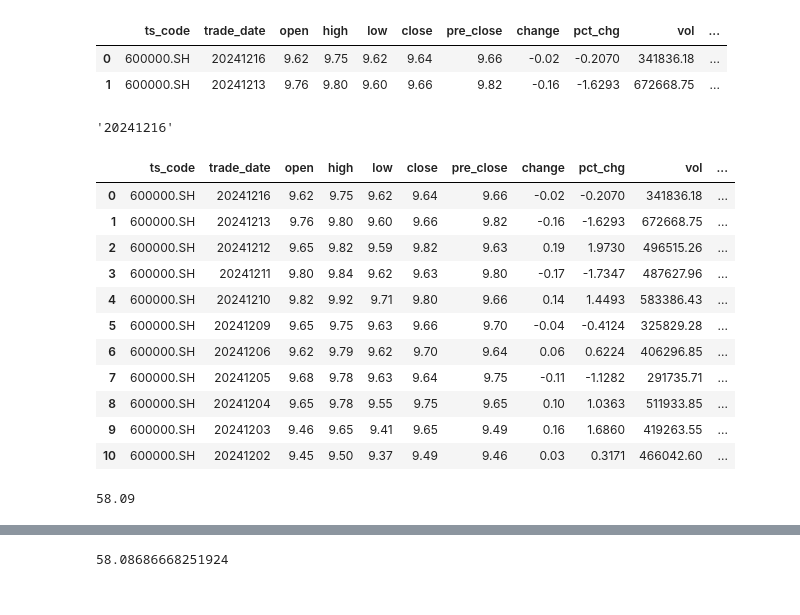
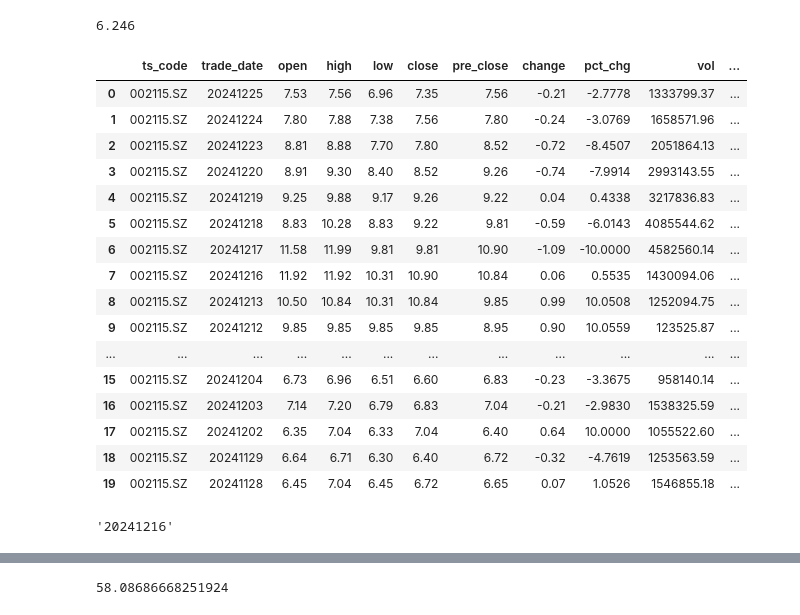
Before and after one commit to whgloveucq/jupyterfiles, a Jupyter notebook: OApractice/stock_study2023.ipynb, the cells around one changed output, grey strips where cells are left out. Drawn from its saved outputs; the diff is of its cells as text; code cells hidden in the pictures.

```diff
--- a/OApractice/stock_study2023.ipynb
+++ b/OApractice/stock_study2023.ipynb
@@ -111,3 +111,19 @@ def get_rsi(ts_code,start_date,end_date):
     arr_rounded = np.round(arr, decimals=2)
     RSI_VALUE=arr_rounded
     return RSI_VALUE
+
+##N天前或N天后的日期，PRE,AFT ，即相对强弱指标（Relative Strength Index）
+#优化成，这个日期必须是交易日。
+def get_N_date(DATE_SUBMIT,N,DIREC):
+    data={'date':[DATE_SUBMIT]}
+    df = pd.DataFrame(data)
+    df['date'] = pd.to_datetime(df['date'])
+    if DIREC=='PRE':
+        df['N_days_ago'] = df['date'] - pd.Timedelta(days=N)
+        day_want = df['N_days_ago'].dt.strftime("%Y%m%d").iloc[0]
+    if DIREC=='AFT':
+        df['N_days_after'] = df['date'] + pd.Timedelta(days=N)
+        day_want=df['N_days_after'].dt.strftime("%Y%m%d").iloc[0]
+    return day_want
+##获取均线
+# def get_avg_vlue(DATE_SUBMIT,N):
@@ -120,2 +153,2 @@ get_rsi('002115.SZ','20241204','20241224')
 # %%
-df_test1=stock_daily('002115.SZ','20241201','20241216')
+df_test1=stock_daily('002115.SZ','20241101','20241225')
@@ -128,4 +155,2 @@ df_test1['ts_code'].iloc[0]
-# %%
-df_test1['RSI']=df_test1.apply(lambda x:get_rsi('600000.SH','20241101','20241201'),axis=1)
 # %%
-df_test1['RSI']=df_test1.apply(lambda x:get_rsi(x[0,0],'20241101',),axis=1)
+df_test1['RSI']=df_test1.apply(lambda x:get_rsi(x['ts_code'],get_N_date(x['trade_date'],14,'PRE'),x['trade_date']),axis=1)
@@ -140,9 +177,29 @@ TypeError: get_rsi() takes 3 positional arguments but 4 were given
+# %%
+trdate
+date_obj=pd.to_date_time(date_str)
+df_test1.query("trade_date<='20241225' and trade_date>='20241220'")['close'].sum()/5
+# %% [output]
+6.246
 # %%
-df_test1.head(2)
+df_test1.head(20)
 # %% [output]
 |  | ts_code | trade_date | open | high | low | close | pre_close | change | pct_chg | vol | ... |
-| 0 | 600000.SH | 20241216 | 9.62 | 9.75 | 9.62 | 9.64 | 9.66 | -0.02 | -0.2070 | 341836.18 | ... |
-| 1 | 600000.SH | 20241213 | 9.76 | 9.80 | 9.60 | 9.66 | 9.82 | -0.16 | -1.6293 | 672668.75 | ... |
+| 0 | 002115.SZ | 20241225 | 7.53 | 7.56 | 6.96 | 7.35 | 7.56 | -0.21 | -2.7778 | 1333799.37 | ... |
+| 1 | 002115.SZ | 20241224 | 7.80 | 7.88 | 7.38 | 7.56 | 7.80 | -0.24 | -3.0769 | 1658571.96 | ... |
+| 2 | 002115.SZ | 20241223 | 8.81 | 8.88 | 7.70 | 7.80 | 8.52 | -0.72 | -8.4507 | 2051864.13 | ... |
+| 3 | 002115.SZ | 20241220 | 8.91 | 9.30 | 8.40 | 8.52 | 9.26 | -0.74 | -7.9914 | 2993143.55 | ... |
+| 4 | 002115.SZ | 20241219 | 9.25 | 9.88 | 9.17 | 9.26 | 9.22 | 0.04 | 0.4338 | 3217836.83 | ... |
+| 5 | 002115.SZ | 20241218 | 8.83 | 10.28 | 8.83 | 9.22 | 9.81 | -0.59 | -6.0143 | 4085544.62 | ... |
+| 6 | 002115.SZ | 20241217 | 11.58 | 11.99 | 9.81 | 9.81 | 10.90 | -1.09 | -10.0000 | 4582560.14 | ... |
+| 7 | 002115.SZ | 20241216 | 11.92 | 11.92 | 10.31 | 10.90 | 10.84 | 0.06 | 0.5535 | 1430094.06 | ... |
+| 8 | 002115.SZ | 20241213 | 10.50 | 10.84 | 10.31 | 10.84 | 9.85 | 0.99 | 10.0508 | 1252094.75 | ... |
+| 9 | 002115.SZ | 20241212 | 9.85 | 9.85 | 9.85 | 9.85 | 8.95 | 0.90 | 10.0559 | 123525.87 | ... |
+| ... | ... | ... | ... | ... | ... | ... | ... | ... | ... | ... | ... |
+| 15 | 002115.SZ | 20241204 | 6.73 | 6.96 | 6.51 | 6.60 | 6.83 | -0.23 | -3.3675 | 958140.14 | ... |
+| 16 | 002115.SZ | 20241203 | 7.14 | 7.20 | 6.79 | 6.83 | 7.04 | -0.21 | -2.9830 | 1538325.59 | ... |
+| 17 | 002115.SZ | 20241202 | 6.35 | 7.04 | 6.33 | 7.04 | 6.40 | 0.64 | 10.0000 | 1055522.60 | ... |
+| 18 | 002115.SZ | 20241129 | 6.64 | 6.71 | 6.30 | 6.40 | 6.72 | -0.32 | -4.7619 | 1253563.59 | ... |
+| 19 | 002115.SZ | 20241128 | 6.45 | 7.04 | 6.45 | 6.72 | 6.65 | 0.07 | 1.0526 | 1546855.18 | ... |
 # %%
 df_test1['trade_date'].max()
 # %% [output]
@@ -152,15 +206,0 @@ df_test1['RSI']=get_rsi('600000.SH','20241201','20241216')
-# %%
-df_test1
-# %% [output]
-|  | ts_code | trade_date | open | high | low | close | pre_close | change | pct_chg | vol | ... |
-| 0 | 600000.SH | 20241216 | 9.62 | 9.75 | 9.62 | 9.64 | 9.66 | -0.02 | -0.2070 | 341836.18 | ... |
-| 1 | 600000.SH | 20241213 | 9.76 | 9.80 | 9.60 | 9.66 | 9.82 | -0.16 | -1.6293 | 672668.75 | ... |
-| 2 | 600000.SH | 20241212 | 9.65 | 9.82 | 9.59 | 9.82 | 9.63 | 0.19 | 1.9730 | 496515.26 | ... |
-| 3 | 600000.SH | 20241211 | 9.80 | 9.84 | 9.62 | 9.63 | 9.80 | -0.17 | -1.7347 | 487627.96 | ... |
-| 4 | 600000.SH | 20241210 | 9.82 | 9.92 | 9.71 | 9.80 | 9.66 | 0.14 | 1.4493 | 583386.43 | ... |
-| 5 | 600000.SH | 20241209 | 9.65 | 9.75 | 9.63 | 9.66 | 9.70 | -0.04 | -0.4124 | 325829.28 | ... |
-| 6 | 600000.SH | 20241206 | 9.62 | 9.79 | 9.62 | 9.70 | 9.64 | 0.06 | 0.6224 | 406296.85 | ... |
-| 7 | 600000.SH | 20241205 | 9.68 | 9.78 | 9.63 | 9.64 | 9.75 | -0.11 | -1.1282 | 291735.71 | ... |
-| 8 | 600000.SH | 20241204 | 9.65 | 9.78 | 9.55 | 9.75 | 9.65 | 0.10 | 1.0363 | 511933.85 | ... |
-| 9 | 600000.SH | 20241203 | 9.46 | 9.65 | 9.41 | 9.65 | 9.49 | 0.16 | 1.6860 | 419263.55 | ... |
-| 10 | 600000.SH | 20241202 | 9.45 | 9.50 | 9.37 | 9.49 | 9.46 | 0.03 | 0.3171 | 466042.60 | ... |
@@ -171,4 +206,0 @@ arr_rounded = np.round(arr, decimals=2)
-# %%
-arr_rounded
-# %% [output]
-58.09
```
Also changed, not shown: parts of 15 cells of this notebook.
